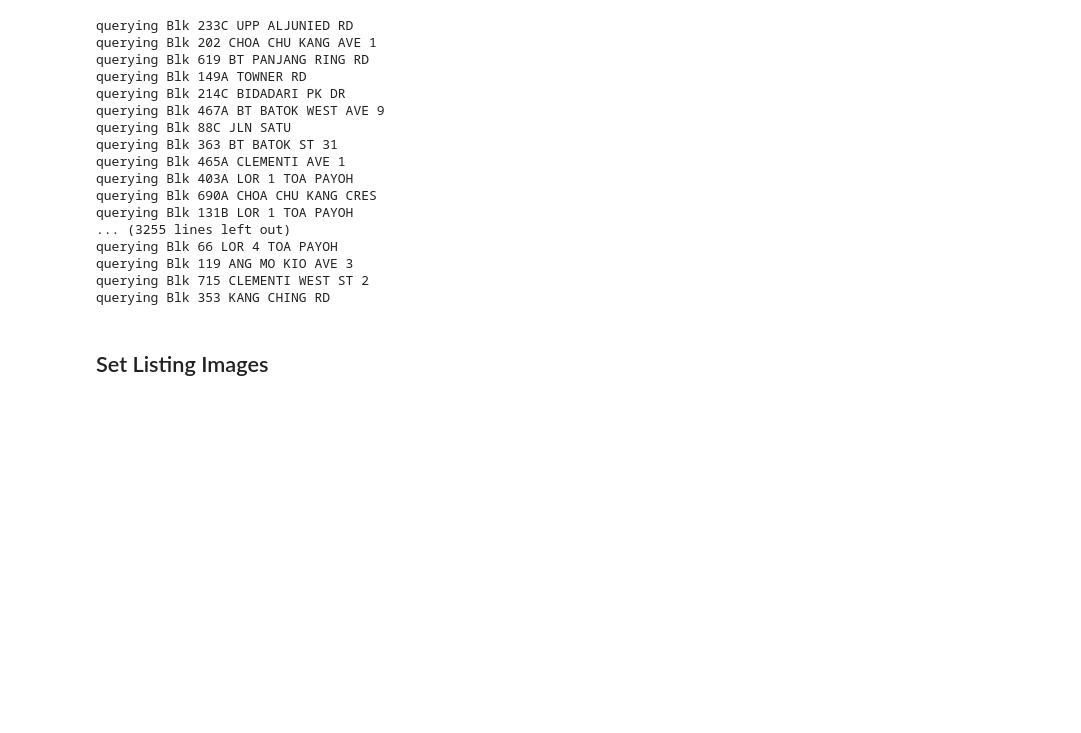
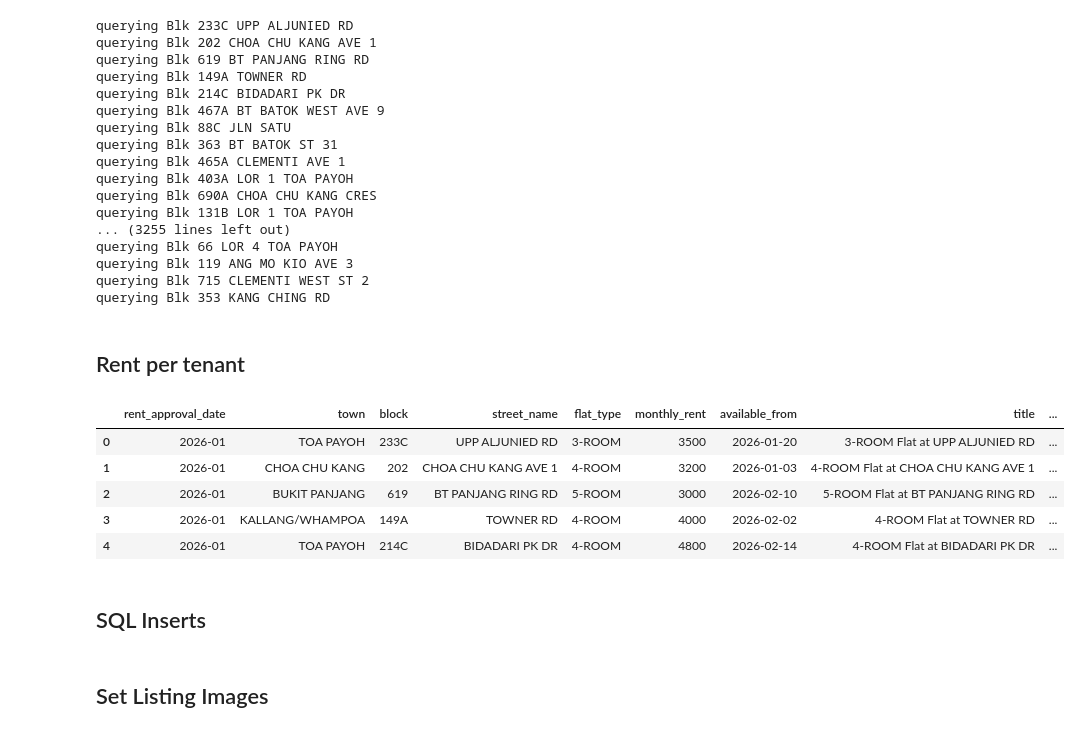
Before and after one commit to CS5224-2025sem2-Group3/SmartSG, a Jupyter notebook: db/preprocessing.ipynb, the cells around one changed output. Cells and saved outputs as stored; diff of their text form; code cells hidden in the pictures; blank space fills up the shorter version.

Commit message:
update preprocessing and schema to include rent per tenants

```diff
--- a/db/preprocessing.ipynb
+++ b/db/preprocessing.ipynb
@@ -157,3 +164,18 @@ listing_2026.to_csv('listing_with_coord.csv')
+# %% [markdown]
+## Rent per tenant
+# %%
+listing_2026 = pd.read_csv("datasets/listing_with_coord.csv", index_col=0)
+map_tenants = {"1-ROOM":1, "2-ROOM":2,"3-ROOM": 3, "4-ROOM": 4, "5-ROOM":5, "EXECUTIVE":3}
+listing_2026["total_tenants"] = listing_2026["flat_type"].map(map_tenants)
+listing_2026["rent_per_tenant"] = round(listing_2026["monthly_rent"]/listing_2026["total_tenants"], 2)
+listing_2026.head()
+# %% [output]
+|  | rent_approval_date | town | block | street_name | flat_type | monthly_rent | available_from | title | ... |
+| 0 | 2026-01 | TOA PAYOH | 233C | UPP ALJUNIED RD | 3-ROOM | 3500 | 2026-01-20 | 3-ROOM Flat at UPP ALJUNIED RD | ... |
+| 1 | 2026-01 | CHOA CHU KANG | 202 | CHOA CHU KANG AVE 1 | 4-ROOM | 3200 | 2026-01-03 | 4-ROOM Flat at CHOA CHU KANG AVE 1 | ... |
+| 2 | 2026-01 | BUKIT PANJANG | 619 | BT PANJANG RING RD | 5-ROOM | 3000 | 2026-02-10 | 5-ROOM Flat at BT PANJANG RING RD | ... |
+| 3 | 2026-01 | KALLANG/WHAMPOA | 149A | TOWNER RD | 4-ROOM | 4000 | 2026-02-02 | 4-ROOM Flat at TOWNER RD | ... |
+| 4 | 2026-01 | TOA PAYOH | 214C | BIDADARI PK DR | 4-ROOM | 4800 | 2026-02-14 | 4-ROOM Flat at BIDADARI PK DR | ... |
 # %%
 # Define University Coordinates (Example: NUS Main Campus)
 UNI_COORDS = {
@@ -187 +201,3 @@ listing_2026['uni_distances'] = listing_2026.apply(
+# %% [markdown]
+## SQL Inserts
 # %%
```
Also changed, not shown: parts of 9 cells of this notebook, 6 other files.
